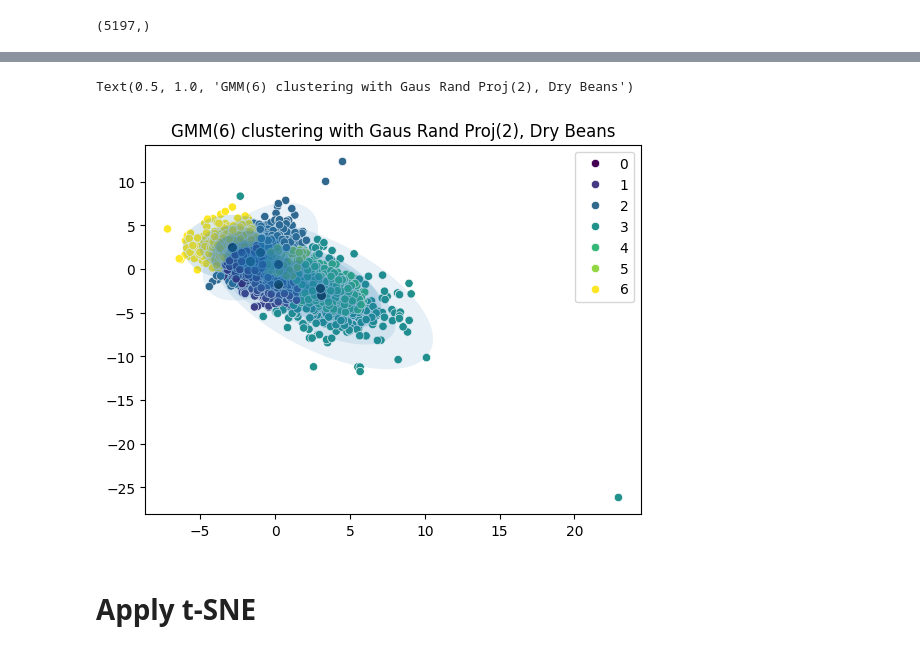
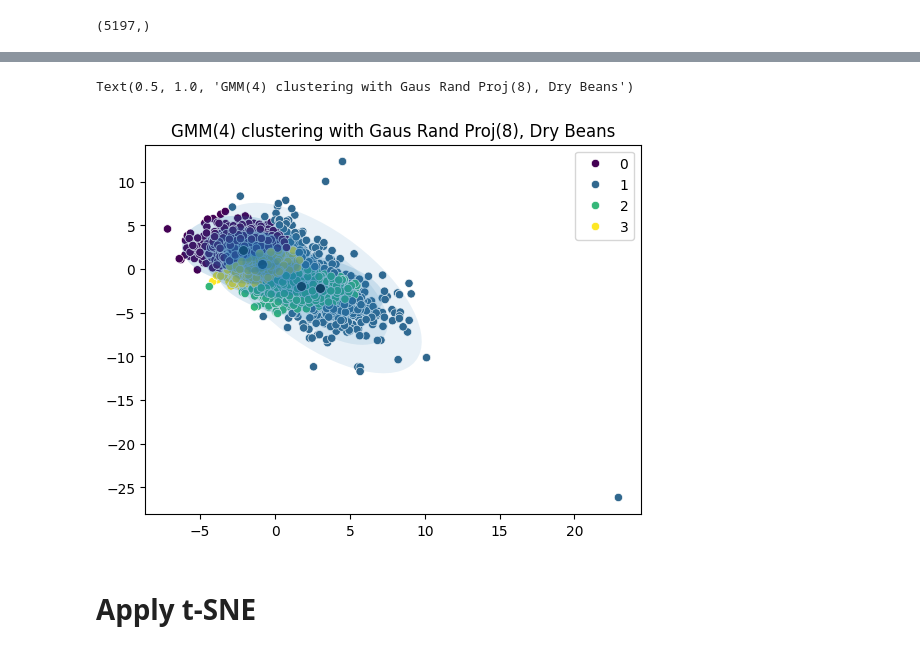
Before and after one commit to PavanKB/PS_3, a Jupyter notebook: dim_red_exp_max_wine_quality.ipynb, the cells around one changed output, grey strips where cells are left out. Saved outputs shown, nothing was run; the diff lists cells and outputs as text; code cells hidden in the pictures.

```diff
--- a/dim_red_exp_max_wine_quality.ipynb
+++ b/dim_red_exp_max_wine_quality.ipynb
@@ -241,2 +260,6 @@ w_factor = 0.4 / weights.max()
 # %% [output]
 (5197,)
+# %%
+# Get two components cov for plotting
+covariances_2 = covariances[:, 0:2, 0:2]
+covariances_2
@@ -245,8 +280,8 @@ fig, ax = plt.subplots()
 sns.scatterplot(x=X_ica[:,0], y=X_ica[:,1], hue=label, palette='viridis', ax=ax)
 sns.scatterplot(x=means[:,0], y=means[:,1], color='black', s=50, marker='o', ax=ax)
 
-for pos, covar, w in zip(means, covariances, weights):
+for pos, covar, w in zip(means, covariances_2, weights):
         draw_ellipse(pos, covar, alpha=w * w_factor)
 
-ax.set_title("GaussMix(6) clustering with ICA(2), Dry Beans")
+ax.set_title("GaussMix(4) clustering with ICA(8), Wine Quality")
 # %% [output]
@@ -332,7 +367,7 @@ X_rand.shape
 (5197, 2)
 # %%
 #  Get the K-means labels and centroids
-clus_pipeline.set_params(model__n_components=7)
+clus_pipeline.set_params(model__n_components=4)
 
 label = clus_pipeline.fit_predict(X_train)
 print(label.shape)
@@ -344,3 +379,7 @@ weights = clus_pipeline.named_steps['model'].weights_
 w_factor = 0.2 / weights.max()
 # %% [output]
 (5197,)
+# %%
+# Get two components cov for plotting
+covariances_2 = covariances[:, 0:2, 0:2]
+covariances_2
@@ -347,15 +398,15 @@ w_factor = 0.2 / weights.max()
 # %%
 fig, ax = plt.subplots()
 sns.scatterplot(x=X_rand[:,0], y=X_rand[:,1], hue=label, palette='viridis', ax=ax)
 sns.scatterplot(x=means[:,0], y=means[:,1], color='black', s=50, marker='o', ax=ax)
 
-for pos, covar, w in zip(means, covariances, weights):
+for pos, covar, w in zip(means, covariances_2, weights):
         draw_ellipse(pos, covar, alpha=w * w_factor)
 
-ax.set_title("GMM(6) clustering with Gaus Rand Proj(2), Dry Beans")
+ax.set_title("GMM(4) clustering with Gaus Rand Proj(8), Dry Beans")
 # %% [output]
-Text(0.5, 1.0, 'GMM(6) clustering with Gaus Rand Proj(2), Dry Beans')
+Text(0.5, 1.0, 'GMM(4) clustering with Gaus Rand Proj(8), Dry Beans')
-[figure, old version]
+[figure, new version]
 # %% [markdown]
 # Apply t-SNE
 # %%
```
Also changed, not shown: parts of 20 cells of this notebook, 3 other files.
